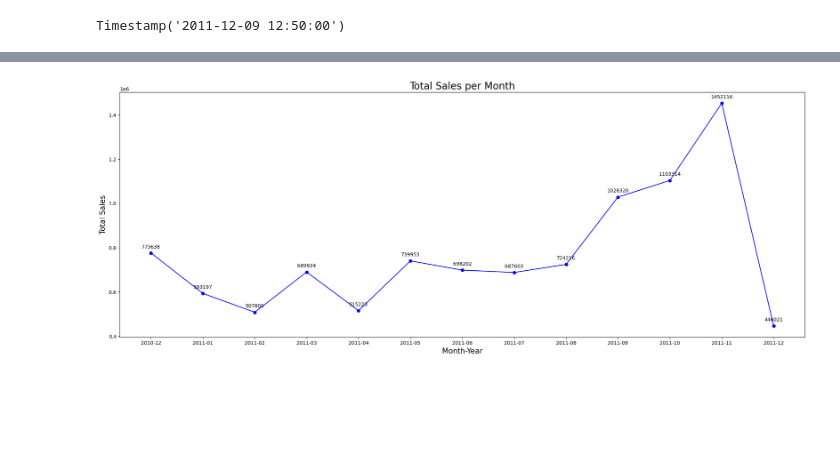
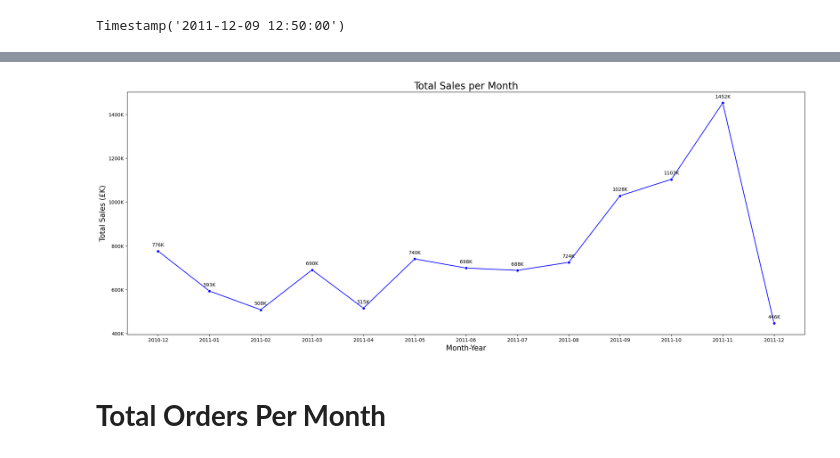
Before and after one commit to arsiimam/Online-Retail-Analysis, a Jupyter notebook: Notebooks/EDA.ipynb, the cells around one changed output, grey strips where cells are left out. Saved outputs shown, nothing was run; the diff lists cells and outputs as text; code cells hidden in the pictures; blank space fills up the shorter version.

Commit message:
Update EDA.ipynb: Added Total Orders per Month Analysis

```diff
--- a/Notebooks/EDA.ipynb
+++ b/Notebooks/EDA.ipynb
@@ -230,27 +235,43 @@ df_clean_agg = df_clean.groupby('Month')['sales'].sum().reset_index()
 df_clean_agg['Month'] = df_clean_agg['Month'].astype('str')
-# %%
-plt.figure(figsize=(25,9))
-plt.title('Total Sales per Month',fontsize=20)
-plt.xlabel('Month-Year',fontsize=15)
-plt.ylabel('Total Sales',fontsize=15)
-
-x = df_clean_agg['Month']
-y = df_clean_agg['sales']
-
-# 'bo-' means blue color, round points, solid lines
-plt.plot(x,y,'bo-')
-
-# zip joins x and y coordinates in pairs
-for x,y in zip(x,y):
-
-    label = "{:.0f}".format(y)
-
-    plt.annotate(label, # this is the text
-                 (x,y), # these are the coordinates to position the label
-                 textcoords="offset points", # how to position the text
-                 xytext=(0,10), # distance from text to points (x,y)
-                 ha='center') # horizontal alignment can be left, right or center
-
-plt.show()
-# %% [output]
-[figure, removed]
+# %%
+# Set figure size
+plt.figure(figsize=(25, 9))
+
+# Set plot title
+plt.title('Total Sales per Month', fontsize=20)
+
+# Set x-axis label
+plt.xlabel('Month-Year', fontsize=15)
+
+# Set y-axis label  (£K)
+plt.ylabel('Total Sales (£K)', fontsize=15)
+
+
+# Assign Month column to x
+x = df_clean_agg['Month']
+
+# Assign sales column to y
+y = df_clean_agg['sales']
+
+
+# Plot line chart with markers
+sns.lineplot(x=x, y=y, marker='o', color='b')
+
+
+# Add labels to each point in K (thousands)
+for x_val, y_val in zip(x, y):
+    # Format as thousands (£K)
+    label = "{:.0f}K".format(y_val / 1e3)
+    plt.annotate(label, (x_val, y_val), textcoords="offset points",
+                 xytext=(0, 10), ha='center')
+
+
+# Format y-axis in thousands (£K)
+plt.gca().yaxis.set_major_formatter(mticker.FuncFormatter(lambda x, _: f'{x/1e3:.0f}K'))
+
+# Show the plot
+plt.show()
+# %% [output]
+[figure, added]
+# %% [markdown]
+# **Total Orders Per Month**
```
Also changed, not shown: parts of 9 cells of this notebook.
